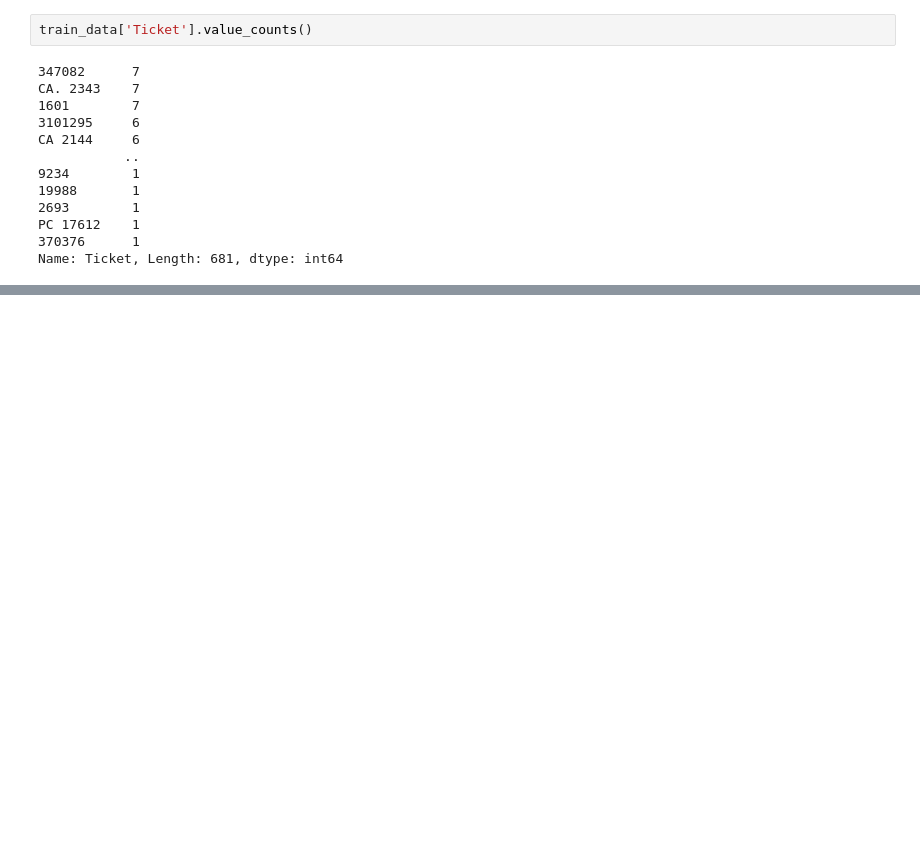
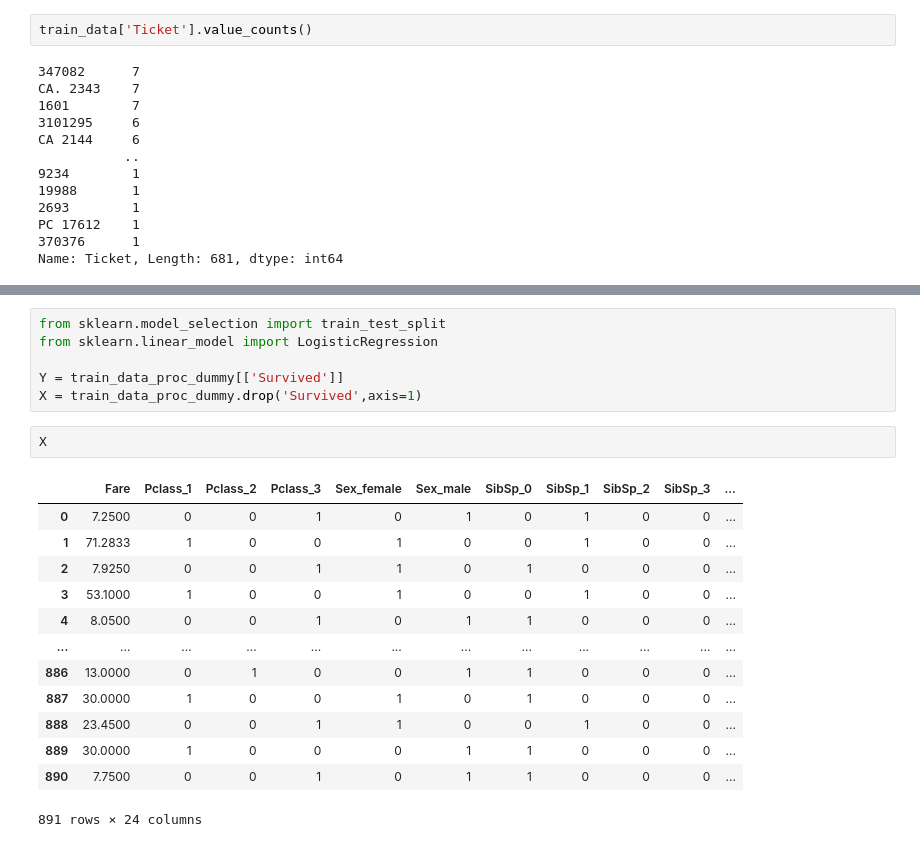
Before and after one commit to JeanMichelBereder/Kaggle, a Jupyter notebook: kaggle-titanic.ipynb, the cells around one changed output, grey strips where cells are left out. Drawn from its saved outputs; the diff is of its cells as text; blank space fills up the shorter version.

```diff
--- a/kaggle-titanic.ipynb
+++ b/kaggle-titanic.ipynb
@@ -134,0 +261,22 @@ sns.pairplot(train_data, hue='Survived')
+# %%
+from sklearn.model_selection import train_test_split
+from sklearn.linear_model import LogisticRegression
+
+Y = train_data_proc_dummy[['Survived']]
+X = train_data_proc_dummy.drop('Survived',axis=1)
+# %%
+X
+# %% [output]
+|  | Fare | Pclass_1 | Pclass_2 | Pclass_3 | Sex_female | Sex_male | SibSp_0 | SibSp_1 | SibSp_2 | SibSp_3 | ... |
+| 0 | 7.2500 | 0 | 0 | 1 | 0 | 1 | 0 | 1 | 0 | 0 | ... |
+| 1 | 71.2833 | 1 | 0 | 0 | 1 | 0 | 0 | 1 | 0 | 0 | ... |
+| 2 | 7.9250 | 0 | 0 | 1 | 1 | 0 | 1 | 0 | 0 | 0 | ... |
+| 3 | 53.1000 | 1 | 0 | 0 | 1 | 0 | 0 | 1 | 0 | 0 | ... |
+| 4 | 8.0500 | 0 | 0 | 1 | 0 | 1 | 1 | 0 | 0 | 0 | ... |
+| ... | ... | ... | ... | ... | ... | ... | ... | ... | ... | ... | ... |
+| 886 | 13.0000 | 0 | 1 | 0 | 0 | 1 | 1 | 0 | 0 | 0 | ... |
+| 887 | 30.0000 | 1 | 0 | 0 | 1 | 0 | 1 | 0 | 0 | 0 | ... |
+| 888 | 23.4500 | 0 | 0 | 1 | 1 | 0 | 0 | 1 | 0 | 0 | ... |
+| 889 | 30.0000 | 1 | 0 | 0 | 0 | 1 | 1 | 0 | 0 | 0 | ... |
+| 890 | 7.7500 | 0 | 0 | 1 | 0 | 1 | 1 | 0 | 0 | 0 | ... |
+891 rows × 24 columns
```
Also changed, not shown: parts of 26 cells of this notebook.
